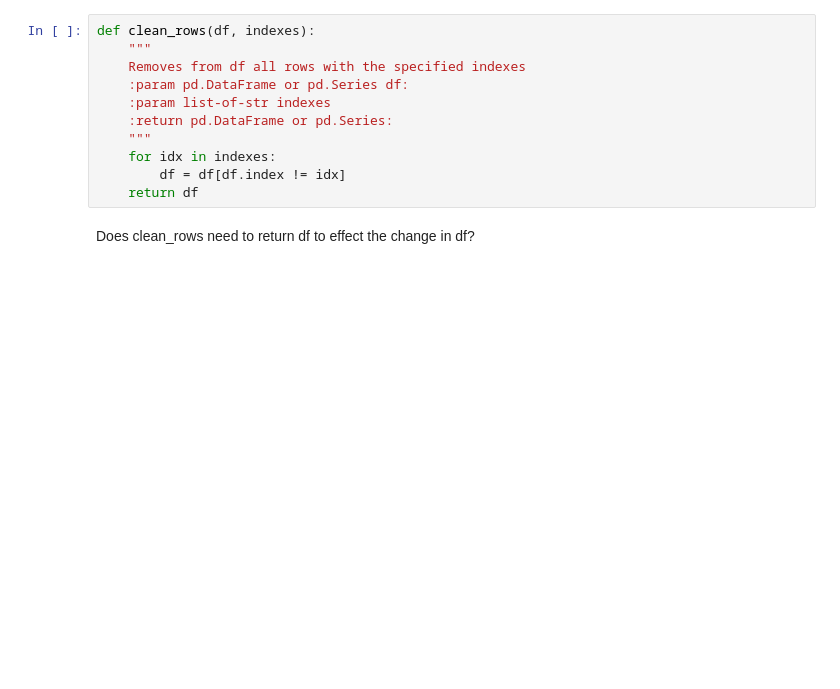
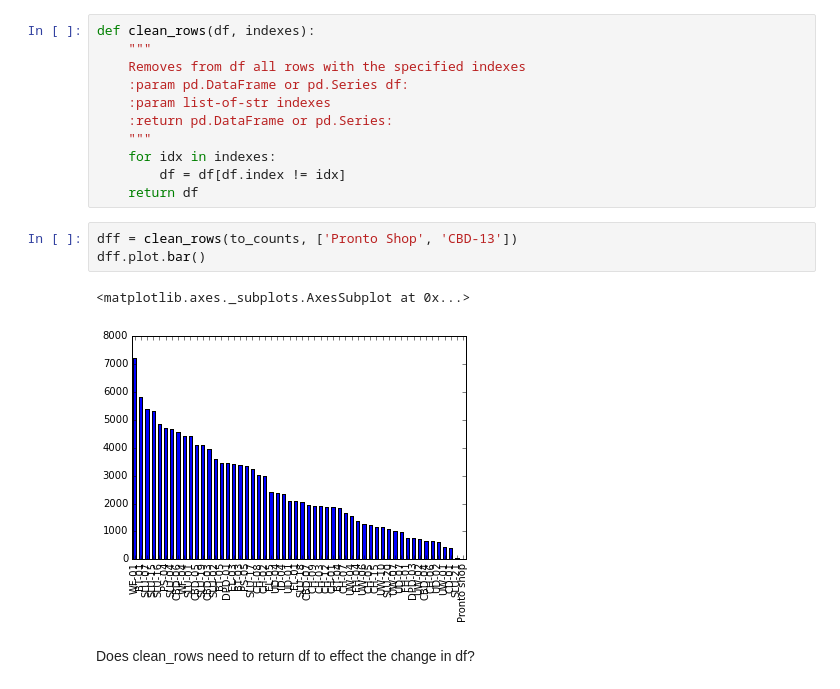
Before and after one commit to UWSEDS/LectureNotes, a Jupyter notebook: 05-Visualization-in-Python/Visualization in Python.ipynb, the cells around one changed output. Cells and saved outputs as stored; diff of their text form; blank space fills up the shorter version.

```diff
--- a/05-Visualization-in-Python/Visualization in Python.ipynb
+++ b/05-Visualization-in-Python/Visualization in Python.ipynb
@@ -97,6 +145,12 @@ def clean_rows(df, indexes):
     for idx in indexes:
         df = df[df.index != idx]
     return df
+# %%
+dff = clean_rows(to_counts, ['Pronto Shop', 'CBD-13'])
+dff.plot.bar()
+# %% [output]
+<matplotlib.axes._subplots.AxesSubplot at 0x...>
+[figure, added]
 # %% [markdown]
 Does clean_rows need to return df to effect the change in df?
 # %%
```
Also changed, not shown: parts of 34 cells of this notebook.
